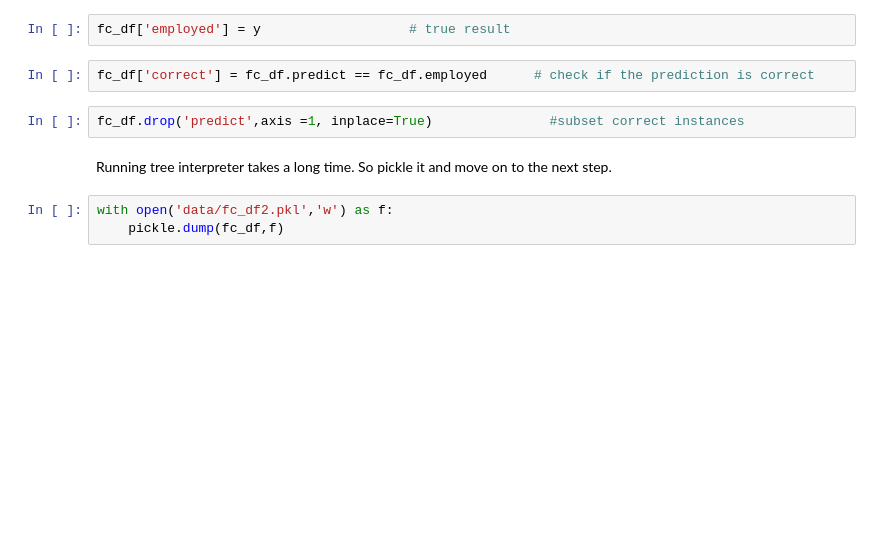
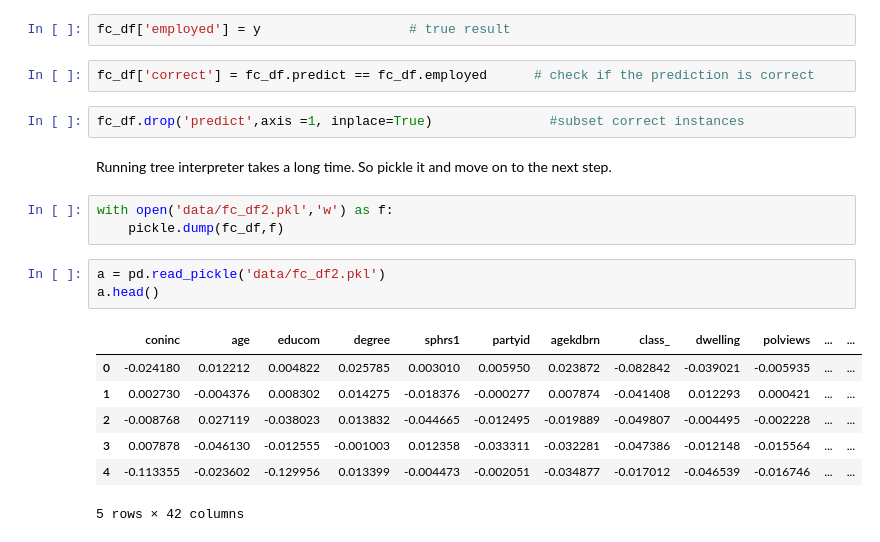
Before and after one commit to banjopickin/women_workforce, a Jupyter notebook: step4_grid_fc.ipynb, the cells around one changed output. Cells and saved outputs as stored; diff of their text form; blank space fills up the shorter version.

Commit message:
add table 2

```diff
--- a/step4_grid_fc.ipynb
+++ b/step4_grid_fc.ipynb
@@ -182,3 +182,14 @@ Running tree interpreter takes a long time. So pickle it and move on to the next
 # %%
 with open('data/fc_df2.pkl','w') as f:
     pickle.dump(fc_df,f)
+# %%
+a = pd.read_pickle('data/fc_df2.pkl')
+a.head()
+# %% [output]
+|  | coninc | age | educom | degree | sphrs1 | partyid | agekdbrn | class_ | dwelling | polviews | ... | ... |
+| 0 | -0.024180 | 0.012212 | 0.004822 | 0.025785 | 0.003010 | 0.005950 | 0.023872 | -0.082842 | -0.039021 | -0.005935 | ... | ... |
+| 1 | 0.002730 | -0.004376 | 0.008302 | 0.014275 | -0.018376 | -0.000277 | 0.007874 | -0.041408 | 0.012293 | 0.000421 | ... | ... |
+| 2 | -0.008768 | 0.027119 | -0.038023 | 0.013832 | -0.044665 | -0.012495 | -0.019889 | -0.049807 | -0.004495 | -0.002228 | ... | ... |
+| 3 | 0.007878 | -0.046130 | -0.012555 | -0.001003 | 0.012358 | -0.033311 | -0.032281 | -0.047386 | -0.012148 | -0.015564 | ... | ... |
+| 4 | -0.113355 | -0.023602 | -0.129956 | 0.013399 | -0.004473 | -0.002051 | -0.034877 | -0.017012 | -0.046539 | -0.016746 | ... | ... |
+5 rows × 42 columns
```
Also changed, not shown: 1 other file.
